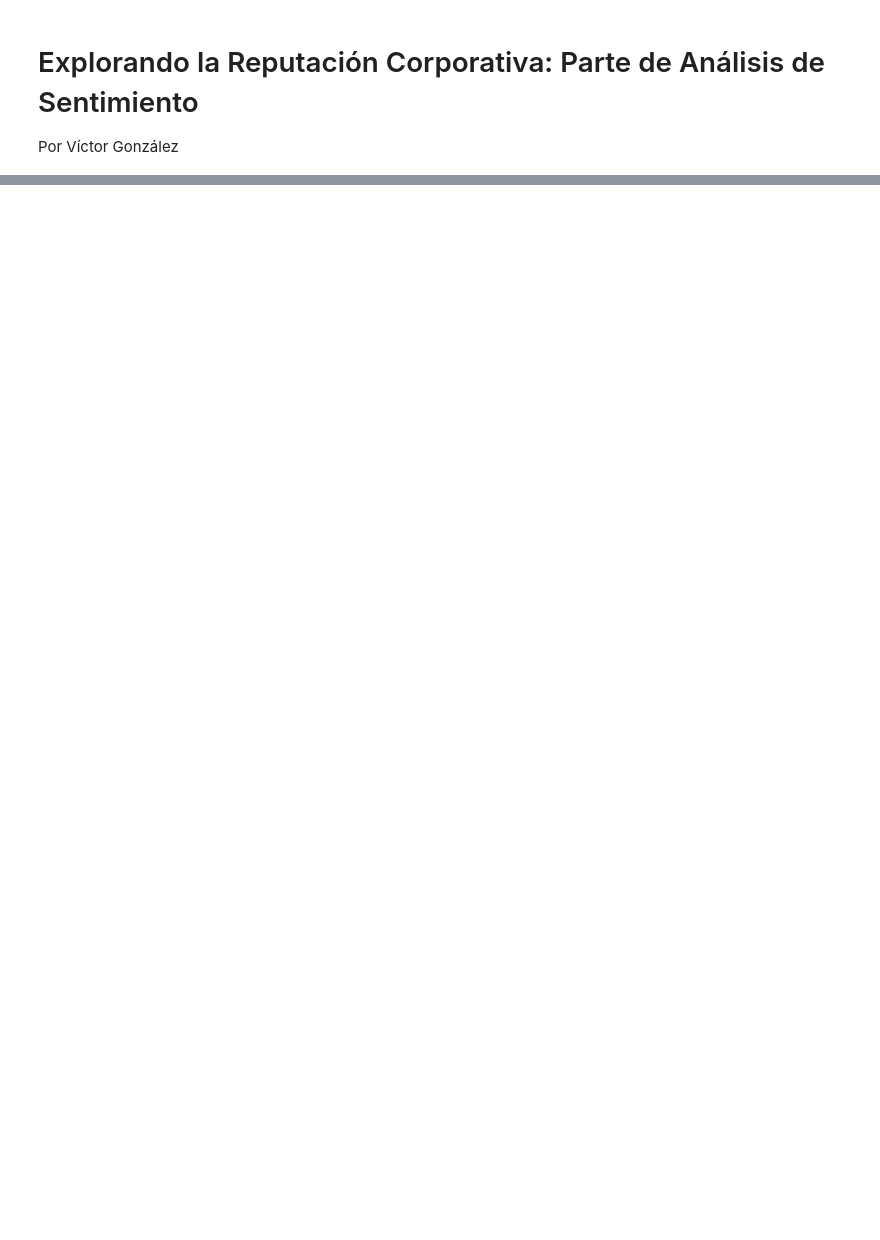
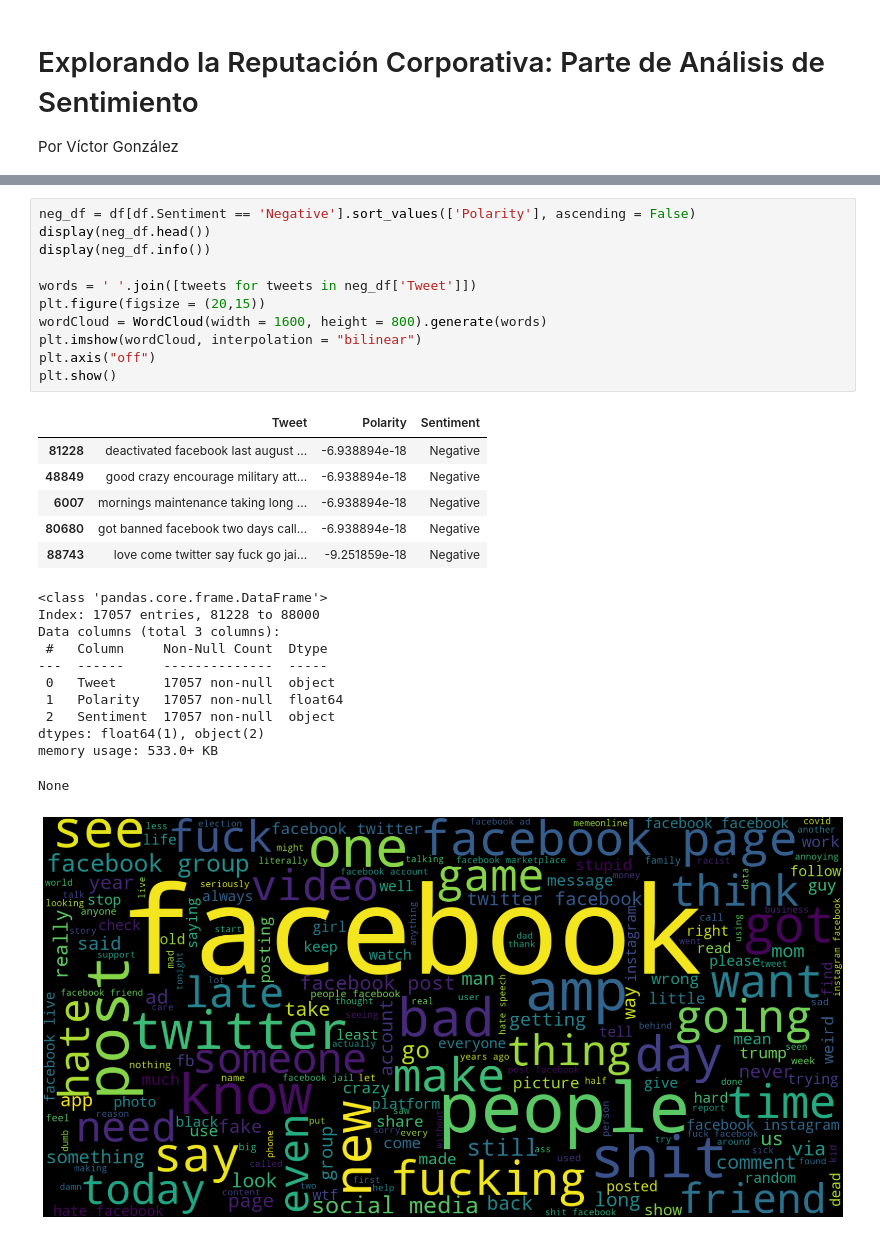
Before and after one commit to victormlgh/BigDataAplicadaNegociosV2, a Jupyter notebook: Semana3/sentimentanalisys.ipynb, the cells around one changed output, grey strips where cells are left out. Saved outputs shown, nothing was run; the diff lists cells and outputs as text; blank space fills up the shorter version.

```diff
--- a/Semana3/sentimentanalisys.ipynb
+++ b/Semana3/sentimentanalisys.ipynb
@@ -42,0 +281,30 @@ import re
+# %%
+neg_df = df[df.Sentiment == 'Negative'].sort_values(['Polarity'], ascending = False)
+display(neg_df.head())
+display(neg_df.info())
+
+words = ' '.join([tweets for tweets in neg_df['Tweet']])
+plt.figure(figsize = (20,15))
+wordCloud = WordCloud(width = 1600, height = 800).generate(words)
+plt.imshow(wordCloud, interpolation = "bilinear")
+plt.axis("off")
+plt.show()
+# %% [output]
+|  | Tweet | Polarity | Sentiment |
+| 81228 | deactivated facebook last august ... | -6.938894e-18 | Negative |
+| 48849 | good crazy encourage military att... | -6.938894e-18 | Negative |
+| 6007 | mornings maintenance taking long ... | -6.938894e-18 | Negative |
+| 80680 | got banned facebook two days call... | -6.938894e-18 | Negative |
+| 88743 | love come twitter say fuck go jai... | -9.251859e-18 | Negative |
+<class 'pandas.core.frame.DataFrame'>
+Index: 17057 entries, 81228 to 88000
+Data columns (total 3 columns):
+ #   Column     Non-Null Count  Dtype
+---  ------     --------------  -----
+ 0   Tweet      17057 non-null  object
+ 1   Polarity   17057 non-null  float64
+ 2   Sentiment  17057 non-null  object
+dtypes: float64(1), object(2)
+memory usage: 533.0+ KB
+None
+[figure, added]
```
Also changed, not shown: parts of 73 cells of this notebook, 3 other files.
